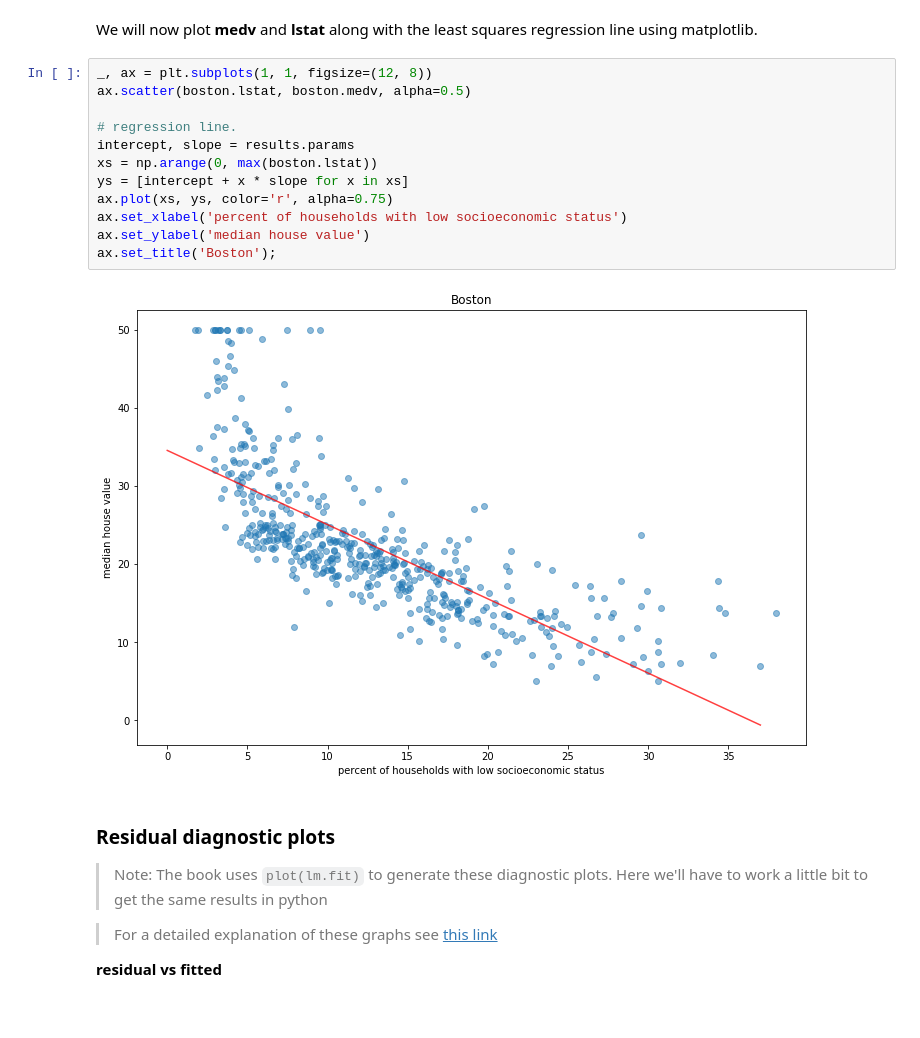
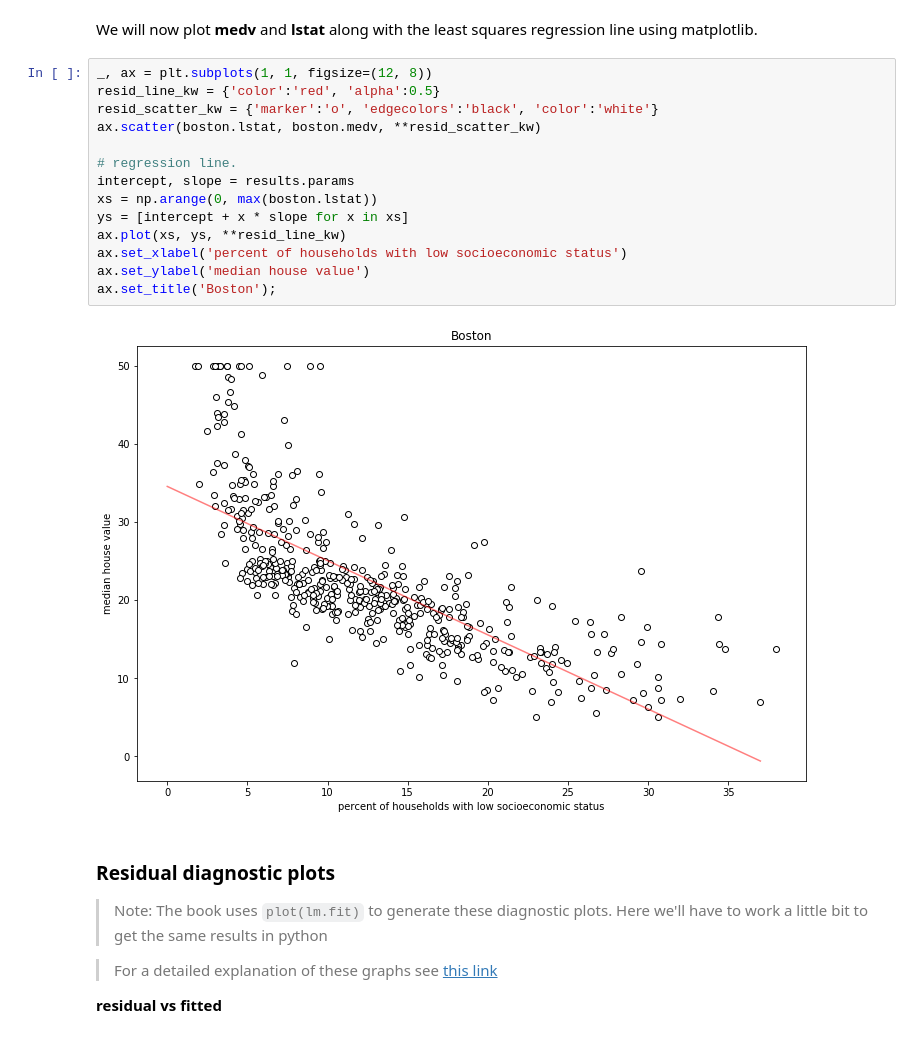
Before and after one commit to fernandezpablo85/isl, a Jupyter notebook: c3/lab_simple_lr.ipynb, the cells around one changed output. Drawn from its saved outputs; the diff is of its cells as text.

Commit message:
update plot style, add relevant link

```diff
--- a/c3/lab_simple_lr.ipynb
+++ b/c3/lab_simple_lr.ipynb
@@ -102,18 +102,20 @@ pred_summary[['mean', 'obs_ci_lower', 'obs_ci_upper']]
 We will now plot __medv__ and __lstat__ along with the least squares regression line using matplotlib.
 # %%
 _, ax = plt.subplots(1, 1, figsize=(12, 8))
-ax.scatter(boston.lstat, boston.medv, alpha=0.5)
+resid_line_kw = {'color':'red', 'alpha':0.5}
+resid_scatter_kw = {'marker':'o', 'edgecolors':'black', 'color':'white'}
+ax.scatter(boston.lstat, boston.medv, **resid_scatter_kw)
 
 # regression line.
 intercept, slope = results.params
 xs = np.arange(0, max(boston.lstat))
 ys = [intercept + x * slope for x in xs]
-ax.plot(xs, ys, color='r', alpha=0.75)
+ax.plot(xs, ys, **resid_line_kw)
 ax.set_xlabel('percent of households with low socioeconomic status')
 ax.set_ylabel('median house value')
 ax.set_title('Boston');
 # %% [output]
-[figure, old version]
+[figure, new version]
 # %% [markdown]
 ### Residual diagnostic plots
 
```
Also changed, not shown: parts of 2 cells of this notebook, 1 other file.
